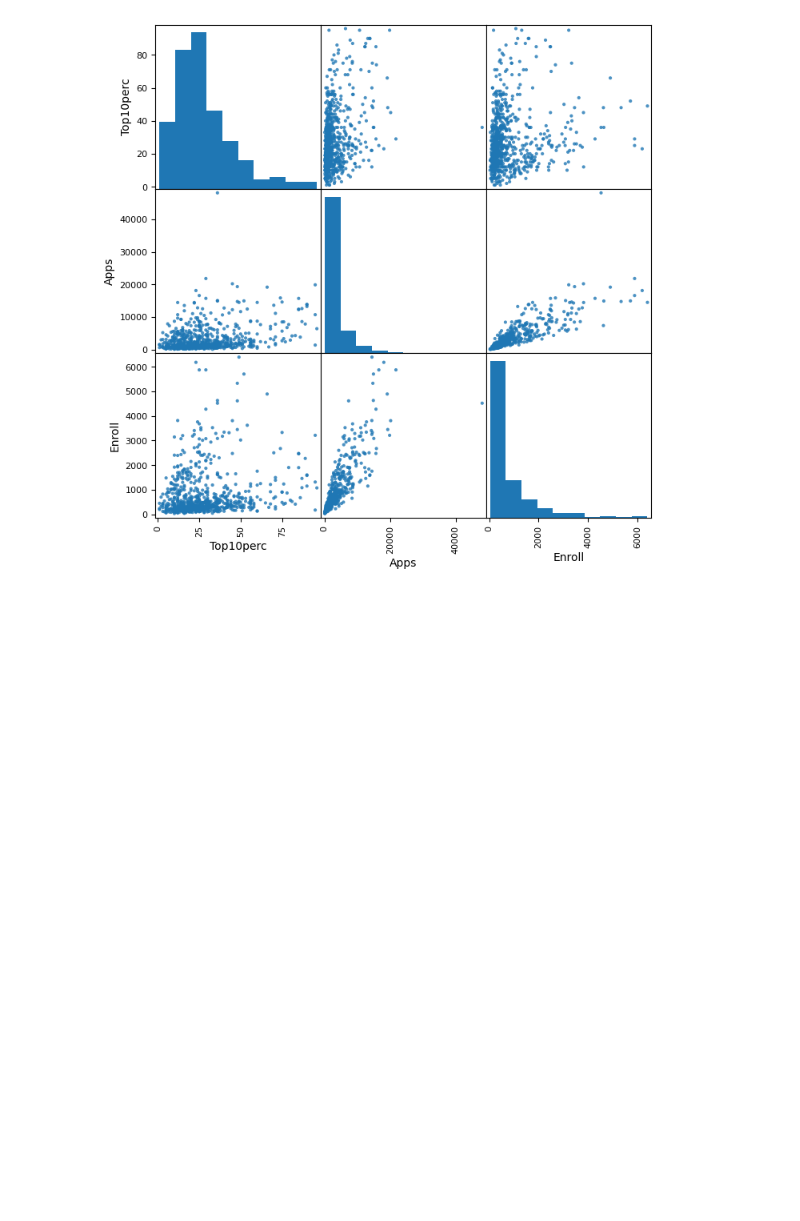
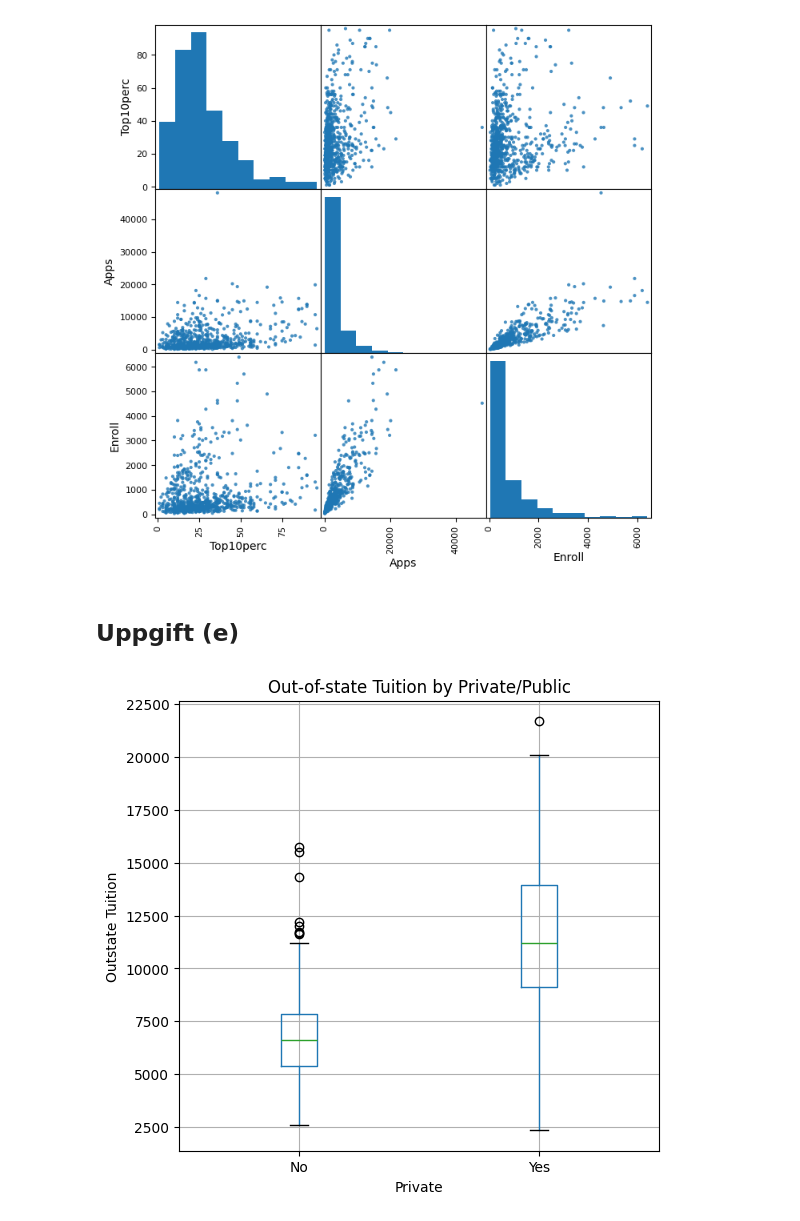
Before and after one commit to m0hsen-m0hseni/Databehandling-Mohsen-Mohseni, a Jupyter notebook: Labs/Databehandling_Laboration_HT25.ipynb, the cells around one changed output. Cells and saved outputs as stored; diff of their text form; code cells hidden in the pictures; blank space fills up the shorter version.

```diff
--- a/Labs/Databehandling_Laboration_HT25.ipynb
+++ b/Labs/Databehandling_Laboration_HT25.ipynb
@@ -76,3 +78,14 @@ array([[<Axes: xlabel='Top10perc', ylabel='Top10perc'>,
         <Axes: xlabel='Apps', ylabel='Enroll'>,
         <Axes: xlabel='Enroll', ylabel='Enroll'>]], dtype=object)
 [figure]
+# %% [markdown]
+## Uppgift (e)
+# %%
+college.boxplot(column='Outstate', by='Private', figsize=(6,6))
+plt.title('Out-of-state Tuition by Private/Public')
+plt.suptitle('')
+plt.xlabel('Private')
+plt.ylabel('Outstate Tuition')
+plt.show()
+# %% [output]
+[figure, added]
```
Also changed, not shown: parts of 16 cells of this notebook.
